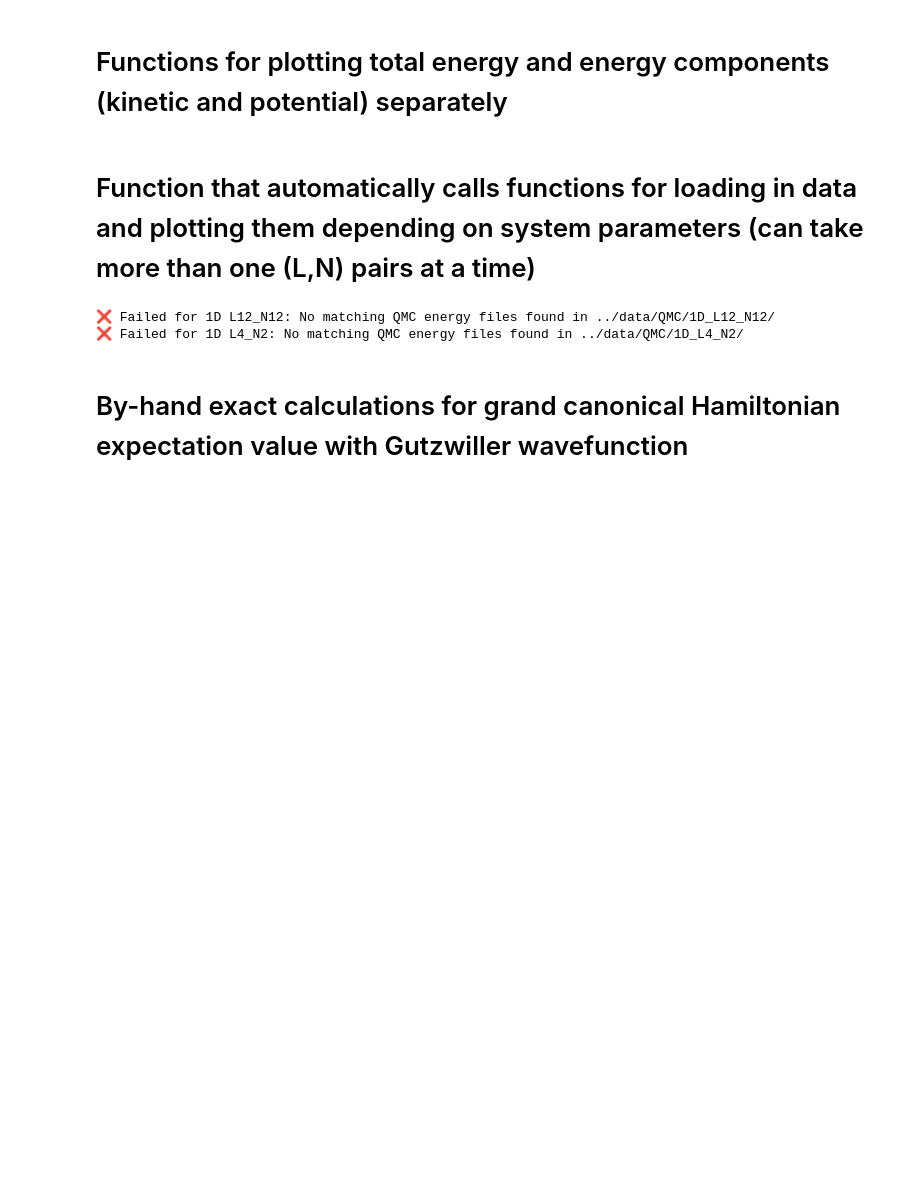
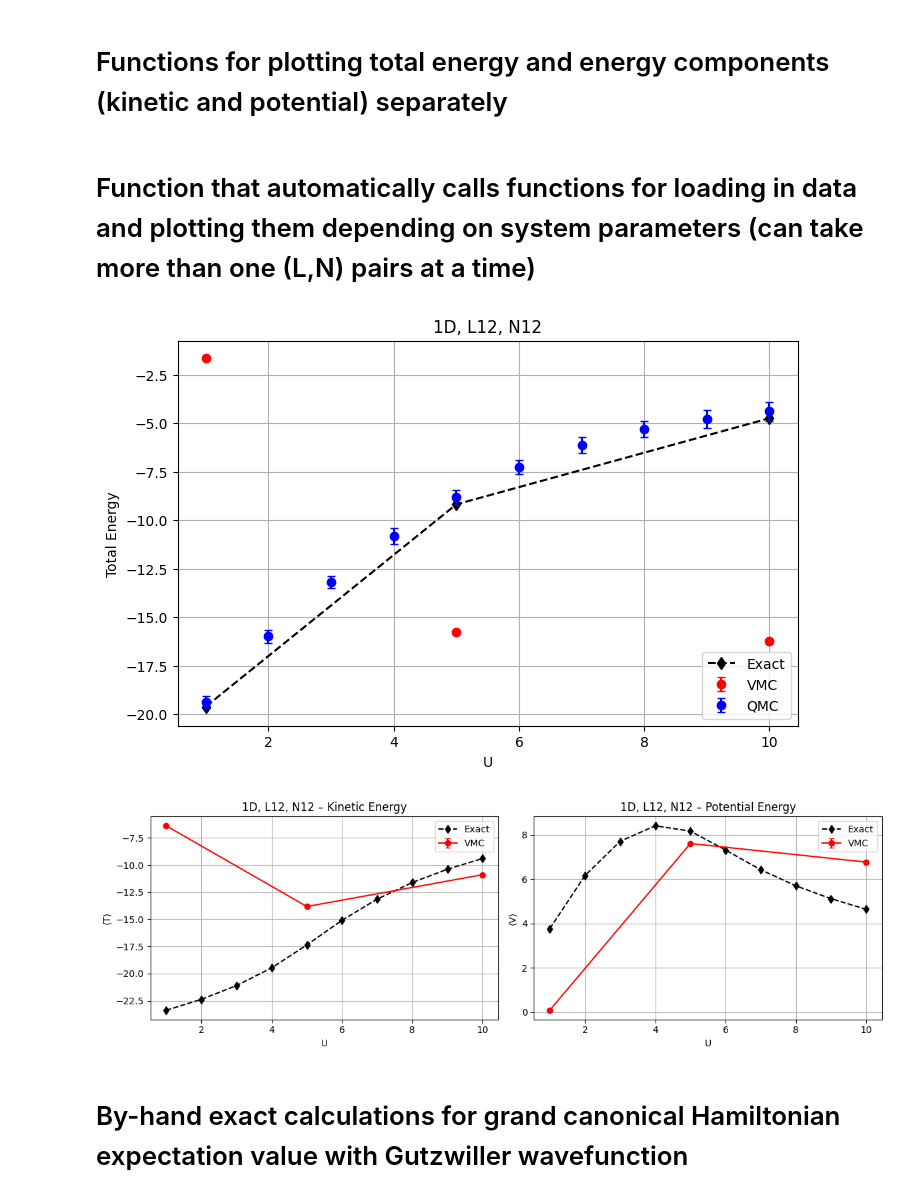
Before and after one commit to wmallah/BH_Gutzwiller_VMC, a Jupyter notebook: VMCBoseHubbard/analysis_scripts/benchmark.ipynb, the cells around one changed output. Saved outputs shown, nothing was run; the diff lists cells and outputs as text; code cells hidden in the pictures; blank space fills up the shorter version.

```diff
--- a/VMCBoseHubbard/analysis_scripts/benchmark.ipynb
+++ b/VMCBoseHubbard/analysis_scripts/benchmark.ipynb
@@ -281,13 +281,13 @@ def process_benchmark_setups(pairs, base_dir="../data", dim="1D", type = "C", M_
             print(f"❌ Failed for {dim} {tag}: {e}")
 # %%
 # Define list of (L, N) pairs
-benchmark_pairs = [(12, 12), (4,2)]
+benchmark_pairs = [(12, 12)]
 
 # Run processing for all pairs
-process_benchmark_setups(benchmark_pairs, base_dir="../data", type="GC", save_dir="./figures/", plot=False)
+process_benchmark_setups(benchmark_pairs, base_dir="../data", type="GC", save_dir="./figures/", plot=True)
 # %% [output]
-❌ Failed for 1D L12_N12: No matching QMC energy files found in ../data/QMC/1D_L12_N12/
-❌ Failed for 1D L4_N2: No matching QMC energy files found in ../data/QMC/1D_L4_N2/
+[figure, added]
+[figure, added]
 # %% [markdown]
 # By-hand exact calculations for grand canonical Hamiltonian expectation value with Gutzwiller wavefunction
 # %%
```
Also changed, not shown: parts of 7 cells of this notebook, 39 other files.
